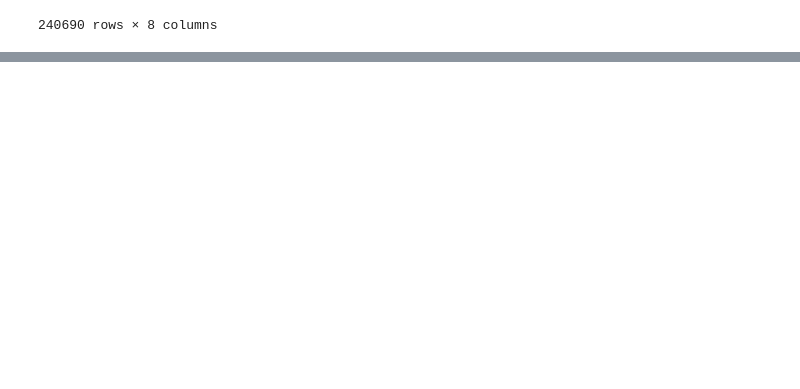
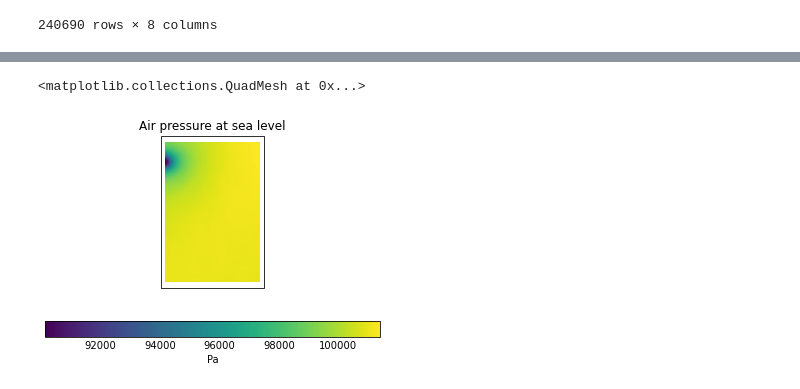
Before and after one commit to MetOffice/ML-TC, a Jupyter notebook: 00-data-engineering/parse_ibtracs.ipynb, the cells around one changed output, grey strips where cells are left out. Saved outputs shown, nothing was run; the diff lists cells and outputs as text; code cells hidden in the pictures; blank space fills up the shorter version.

```diff
--- a/00-data-engineering/parse_ibtracs.ipynb
+++ b/00-data-engineering/parse_ibtracs.ipynb
@@ -42,0 +60,12 @@ df[(df.SEASON == 2021) & (df.NAME == 'RAI')]
+# %%
+START = np.datetime64('2020-08-07')
+END = np.datetime64('2021-10-02')
+LONS = (89.9, 153.96)
+LATS = (-18, 29.96)
+
+fdf = df[(df.index.get_level_values('ISO_TIME') >= START) &
+   (df.index.get_level_values('ISO_TIME') <= END) &
+   (df.LON >= LONS[0]) &
+   (df.LON <= LONS[1]) &
+   (df.LAT >= LATS[0]) &
+   (df.LAT <= LATS[1])]
@@ -42,0 +158,24 @@ df[(df.SEASON == 2021) & (df.NAME == 'RAI')]
+# %%
+PAD = 5 # Padding to add to lat/lon constraint (degrees)
+
+# Loop over SIDs
+# for id in fdf.index.unique(level=0)[-2:-1]:
+for id in ['2021189N20108',]:
+    # Make dataframe for one SID
+    sid_df = fdf[fdf.index.get_level_values('SID') == id]
+    # Get pp files relating to SID based on date
+    basedate = set(sid_df.index.get_level_values('ISO_TIME').strftime("%Y%m%d"))
+    files = []
+    for d in list(basedate):
+        files += list(glob.glob(f'/spice/scratch/hsteptoe/{d}*.pp'))
+    if not files:
+        # No files found
+        print(f'No files found for {id}. Moving on...')
+        pass
+    else:
+        # Make netCDF files
+        sid_lats = (sid_df.LAT.min()-PAD, sid_df.LAT.max()+PAD)
+        sid_lons = (sid_df.LON.min()-PAD, sid_df.LON.max()+PAD)
+        cubes = iris.load(files,
+                         iris.Constraint(latitude = lambda cell: sid_df.LAT.min() <= cell <= sid_df.LAT.max(),
+                                         longitude = lambda cell: sid_df.LON.min() <= cell <= sid_df.LON.max()))
@@ -42,0 +184,4 @@ df[(df.SEASON == 2021) & (df.NAME == 'RAI')]
+# %%
+cubes = iris.load(files[0],
+                         iris.Constraint(latitude = lambda cell: sid_df.LAT.min() <= cell <= sid_df.LAT.max(),
+                                         longitude = lambda cell: sid_df.LON.min() <= cell <= sid_df.LON.max()))
@@ -42,0 +237,5 @@ df[(df.SEASON == 2021) & (df.NAME == 'RAI')]
+# %%
+qplt.pcolormesh(cubes[0][9,:,:])
+# %% [output]
+<matplotlib.collections.QuadMesh at 0x...>
+[figure, added]
```
Also changed, not shown: parts of 16 cells of this notebook, 1 other file.
